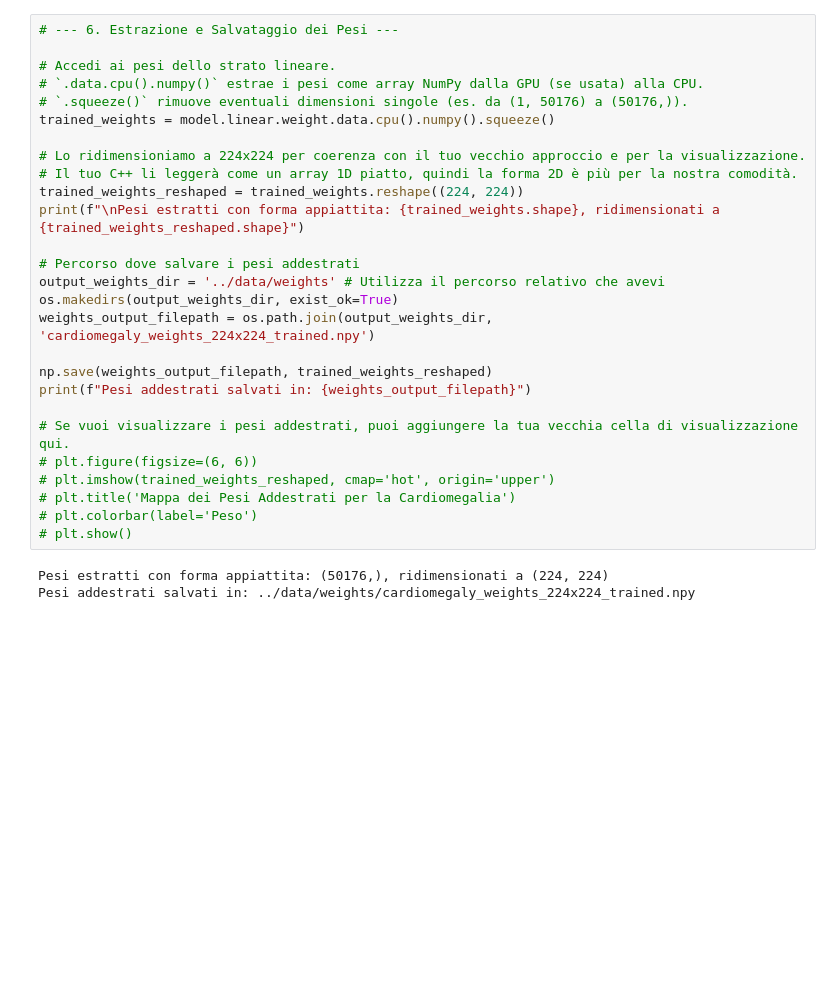
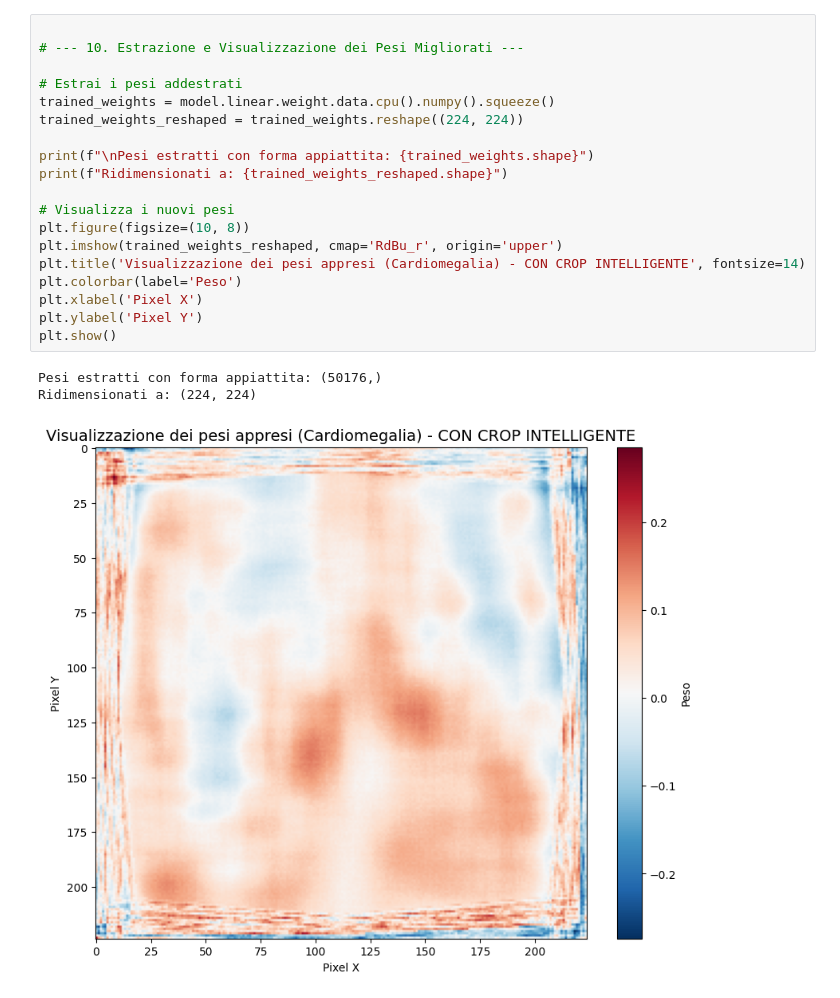
Before and after one commit to enristra/Cardiomegaly_Classifier, a Jupyter notebook: notebooks/generate_weights.ipynb, the cells around one changed output. Drawn from its saved outputs; the diff is of its cells as text; blank space fills up the shorter version.

Commit message:
aggiornato notebook generate weights

```diff
--- a/notebooks/generate_weights.ipynb
+++ b/notebooks/generate_weights.ipynb
@@ -177,30 +355,23 @@ Precision: 0.0751
-# %%
-# --- 6. Estrazione e Salvataggio dei Pesi ---
-
-# Accedi ai pesi dello strato lineare.
-# `.data.cpu().numpy()` estrae i pesi come array NumPy dalla GPU (se usata) alla CPU.
-# `.squeeze()` rimuove eventuali dimensioni singole (es. da (1, 50176) a (50176,)).
-trained_weights = model.linear.weight.data.cpu().numpy().squeeze()
-
-# Lo ridimensioniamo a 224x224 per coerenza con il tuo vecchio approccio e per la visualizzazione.
-# Il tuo C++ li leggerà come un array 1D piatto, quindi la forma 2D è più per la nostra comodità.
-trained_weights_reshaped = trained_weights.reshape((224, 224))
-print(f"\nPesi estratti con forma appiattita: {trained_weights.shape}, ridimensionati a {trained_weights_reshaped.shape}")
-
-# Percorso dove salvare i pesi addestrati
-output_weights_dir = '../data/weights' # Utilizza il percorso relativo che avevi
-os.makedirs(output_weights_dir, exist_ok=True)
-weights_output_filepath = os.path.join(output_weights_dir, 'cardiomegaly_weights_224x224_trained.npy')
-
-np.save(weights_output_filepath, trained_weights_reshaped)
-print(f"Pesi addestrati salvati in: {weights_output_filepath}")
-
-# Se vuoi visualizzare i pesi addestrati, puoi aggiungere la tua vecchia cella di visualizzazione qui.
-# plt.figure(figsize=(6, 6))
-# plt.imshow(trained_weights_reshaped, cmap='hot', origin='upper')
-# plt.title('Mappa dei Pesi Addestrati per la Cardiomegalia')
-# plt.colorbar(label='Peso')
-# plt.show()
-# %% [output]
-Pesi estratti con forma appiattita: (50176,), ridimensionati a (224, 224)
-Pesi addestrati salvati in: ../data/weights/cardiomegaly_weights_224x224_trained.npy
+# %%
+
+# --- 10. Estrazione e Visualizzazione dei Pesi Migliorati ---
+
+# Estrai i pesi addestrati
+trained_weights = model.linear.weight.data.cpu().numpy().squeeze()
+trained_weights_reshaped = trained_weights.reshape((224, 224))
+
+print(f"\nPesi estratti con forma appiattita: {trained_weights.shape}")
+print(f"Ridimensionati a: {trained_weights_reshaped.shape}")
+
+# Visualizza i nuovi pesi
+plt.figure(figsize=(10, 8))
+plt.imshow(trained_weights_reshaped, cmap='RdBu_r', origin='upper')
+plt.title('Visualizzazione dei pesi appresi (Cardiomegalia) - CON CROP INTELLIGENTE', fontsize=14)
+plt.colorbar(label='Peso')
+plt.xlabel('Pixel X')
+plt.ylabel('Pixel Y')
+plt.show()
+# %% [output]
+Pesi estratti con forma appiattita: (50176,)
+Ridimensionati a: (224, 224)
+[figure, added]
```
Also changed, not shown: parts of 11 cells of this notebook.
